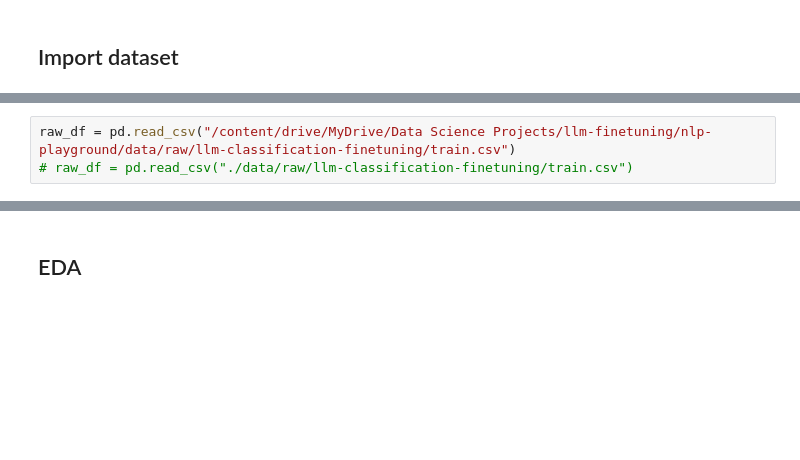
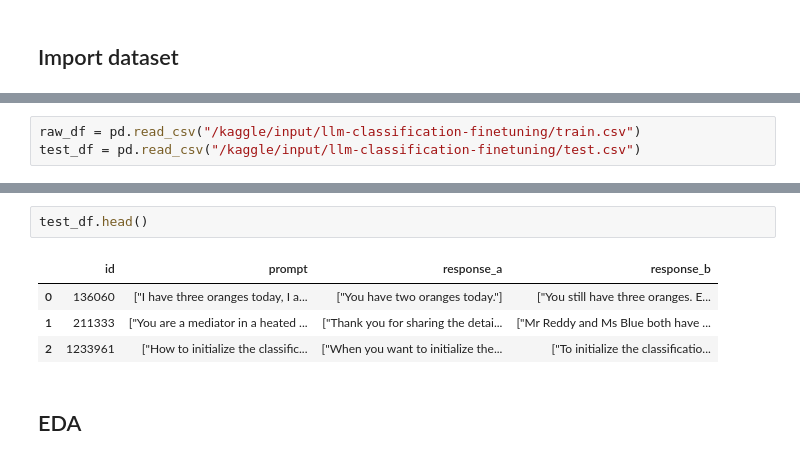
Before and after one commit to bheshajkc/nlp-playground, a Jupyter notebook: notebooks/llm_finetuning.ipynb, the cells around one changed output, grey strips where cells are left out. Saved outputs shown, nothing was run; the diff lists cells and outputs as text; blank space fills up the shorter version.

Commit message:
Kaggle Notebook | LLM Classification using Huggingface | Version 1

```diff
--- a/notebooks/llm_finetuning.ipynb
+++ b/notebooks/llm_finetuning.ipynb
@@ -37,5 +92,5 @@ os.getcwd()
 # %%
-raw_df = pd.read_csv("/content/drive/MyDrive/Data Science Projects/llm-finetuning/nlp-playground/data/raw/llm-classification-finetuning/train.csv")
-# raw_df = pd.read_csv("./data/raw/llm-classification-finetuning/train.csv")
+raw_df = pd.read_csv("/kaggle/input/llm-classification-finetuning/train.csv")
+test_df = pd.read_csv("/kaggle/input/llm-classification-finetuning/test.csv")
 # %%
 raw_df.head()
@@ -42,3 +104,10 @@ raw_df.head()
+# %%
+test_df.head()
+# %% [output]
+|  | id | prompt | response_a | response_b |
+| 0 | 136060 | ["I have three oranges today, I a... | ["You have two oranges today."] | ["You still have three oranges. E... |
+| 1 | 211333 | ["You are a mediator in a heated ... | ["Thank you for sharing the detai... | ["Mr Reddy and Ms Blue both have ... |
+| 2 | 1233961 | ["How to initialize the classific... | ["When you want to initialize the... | ["To initialize the classificatio... |
 # %% [markdown]
 ## EDA
 # %%
```
Also changed, not shown: parts of 40 cells of this notebook.
